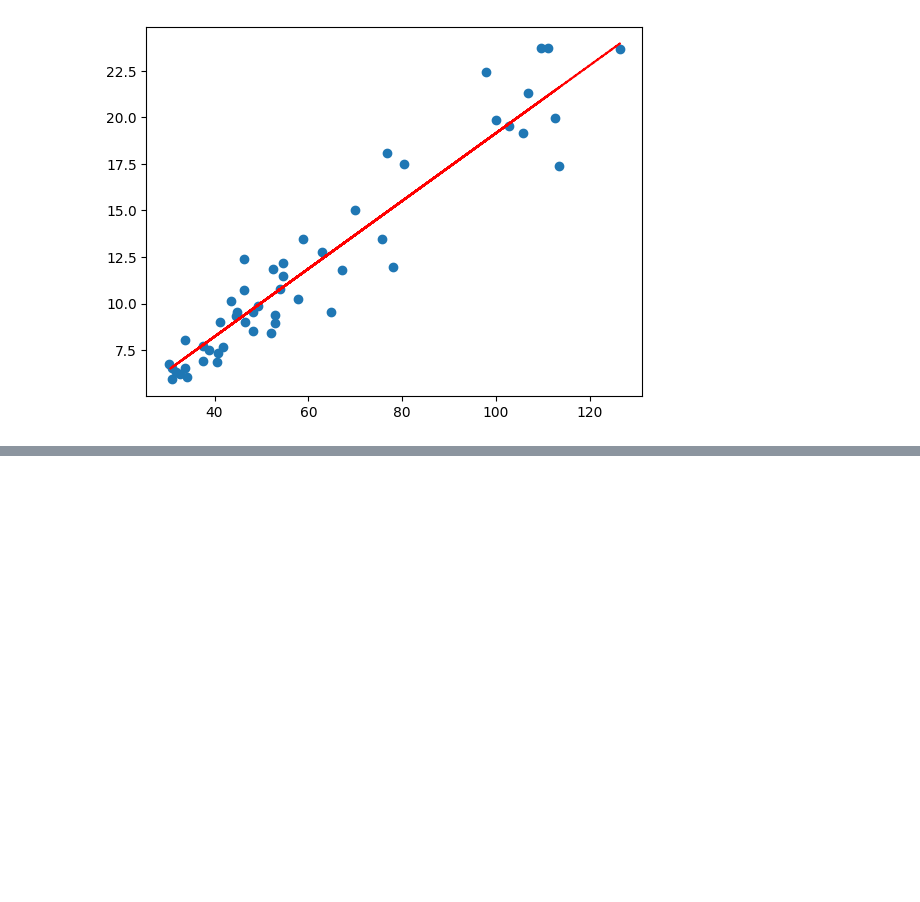
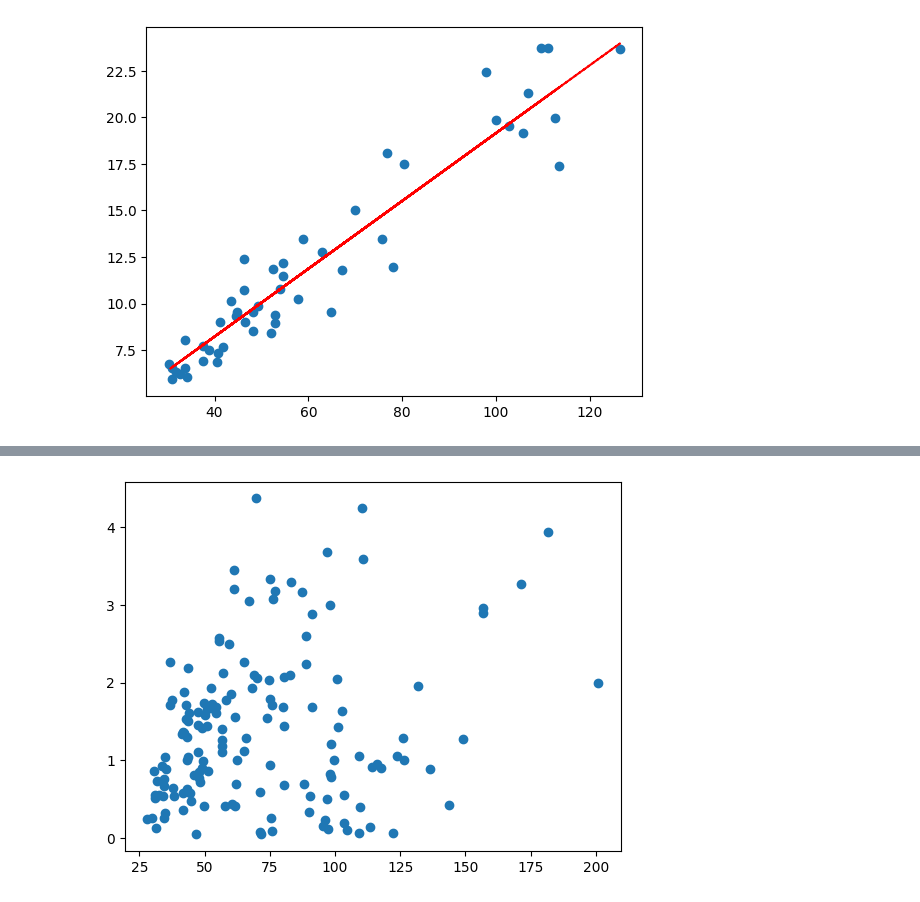
Before and after one commit to MeetPatel89/soccer_simple_reg, a Jupyter notebook: notebooks/soccer_simple_lin_reg.ipynb, the cells around one changed output, grey strips where cells are left out. Cells and saved outputs as stored; diff of their text form; code cells hidden in the pictures; blank space fills up the shorter version.

```diff
--- a/notebooks/soccer_simple_lin_reg.ipynb
+++ b/notebooks/soccer_simple_lin_reg.ipynb
@@ -194,0 +202,5 @@ plt.show()
+# %%
+plt.scatter(x_train["Cost"], np.abs(lr.resid))
+plt.show()
+# %% [output]
+[figure, added]
```
Also changed, not shown: parts of 12 cells of this notebook, 3 other files.
